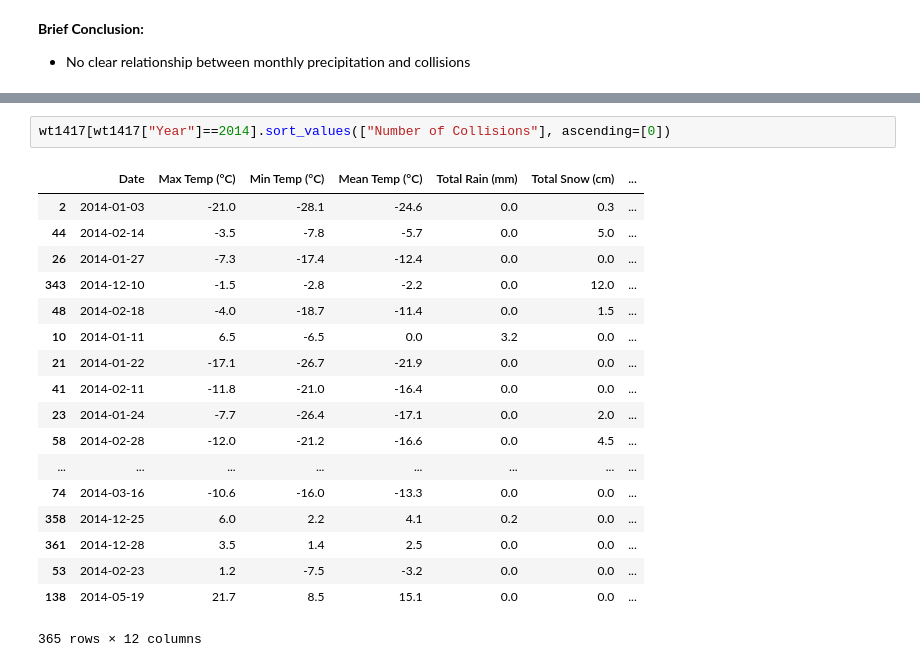
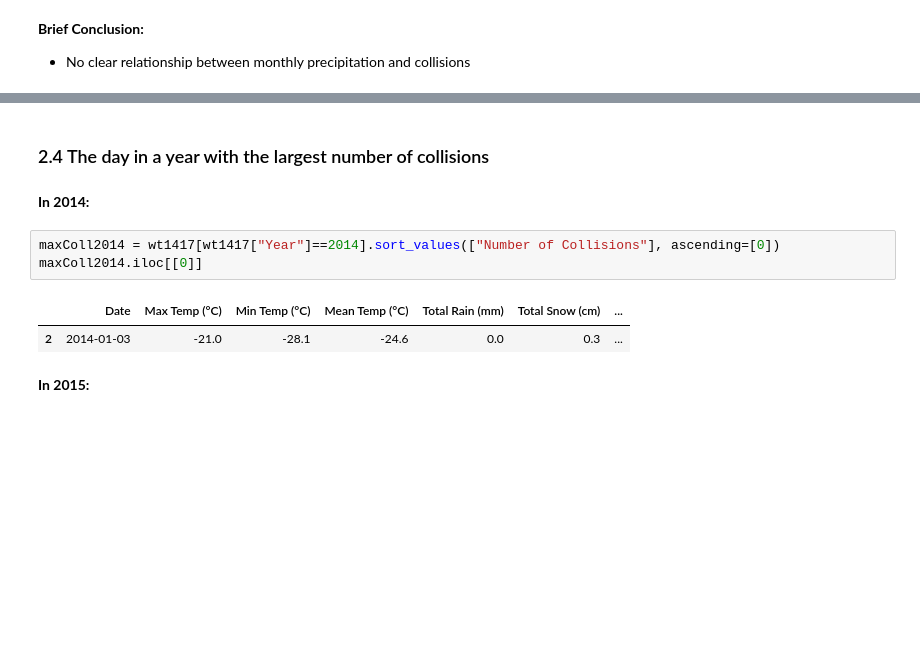
Before and after one commit to akiencore/collisionInOttawa2014to2017, a Jupyter notebook: HPIntegration_Analysis.ipynb, the cells around one changed output, grey strips where cells are left out. Drawn from its saved outputs; the diff is of its cells as text; blank space fills up the shorter version.

```diff
--- a/HPIntegration_Analysis.ipynb
+++ b/HPIntegration_Analysis.ipynb
@@ -517,22 +498,13 @@ df_avg
+# %% [markdown]
+### 2.4 The day in a year with the largest number of collisions
+# %% [markdown]
+**In 2014:**
 # %%
-wt1417[wt1417["Year"]==2014].sort_values(["Number of Collisions"], ascending=[0])
+maxColl2014 = wt1417[wt1417["Year"]==2014].sort_values(["Number of Collisions"], ascending=[0])
+maxColl2014.iloc[[0]]
 # %% [output]
 |  | Date | Max Temp (°C) | Min Temp (°C) | Mean Temp (°C) | Total Rain (mm) | Total Snow (cm) | ... |
 | 2 | 2014-01-03 | -21.0 | -28.1 | -24.6 | 0.0 | 0.3 | ... |
-| 44 | 2014-02-14 | -3.5 | -7.8 | -5.7 | 0.0 | 5.0 | ... |
-| 26 | 2014-01-27 | -7.3 | -17.4 | -12.4 | 0.0 | 0.0 | ... |
-| 343 | 2014-12-10 | -1.5 | -2.8 | -2.2 | 0.0 | 12.0 | ... |
-| 48 | 2014-02-18 | -4.0 | -18.7 | -11.4 | 0.0 | 1.5 | ... |
-| 10 | 2014-01-11 | 6.5 | -6.5 | 0.0 | 3.2 | 0.0 | ... |
-| 21 | 2014-01-22 | -17.1 | -26.7 | -21.9 | 0.0 | 0.0 | ... |
-| 41 | 2014-02-11 | -11.8 | -21.0 | -16.4 | 0.0 | 0.0 | ... |
-| 23 | 2014-01-24 | -7.7 | -26.4 | -17.1 | 0.0 | 2.0 | ... |
-| 58 | 2014-02-28 | -12.0 | -21.2 | -16.6 | 0.0 | 4.5 | ... |
-| ... | ... | ... | ... | ... | ... | ... | ... |
-| 74 | 2014-03-16 | -10.6 | -16.0 | -13.3 | 0.0 | 0.0 | ... |
-| 358 | 2014-12-25 | 6.0 | 2.2 | 4.1 | 0.2 | 0.0 | ... |
-| 361 | 2014-12-28 | 3.5 | 1.4 | 2.5 | 0.0 | 0.0 | ... |
-| 53 | 2014-02-23 | 1.2 | -7.5 | -3.2 | 0.0 | 0.0 | ... |
-| 138 | 2014-05-19 | 21.7 | 8.5 | 15.1 | 0.0 | 0.0 | ... |
-365 rows × 12 columns
+# %% [markdown]
+**In 2015:**
 # %%
```
Also changed, not shown: parts of 14 cells of this notebook.
